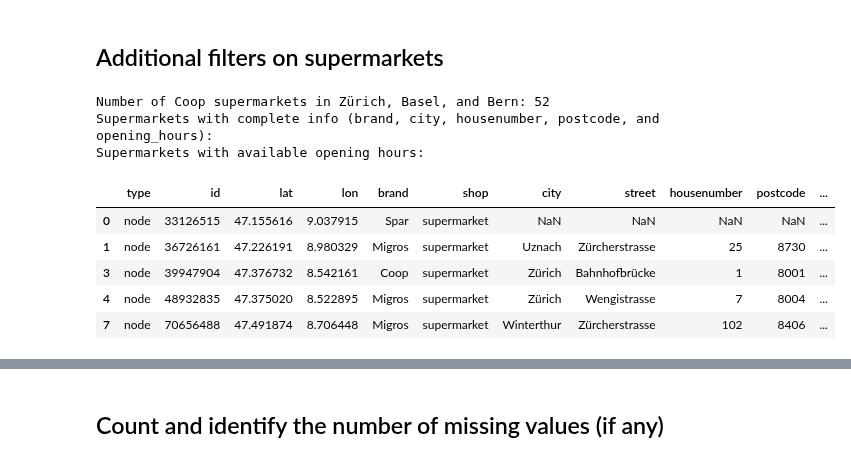
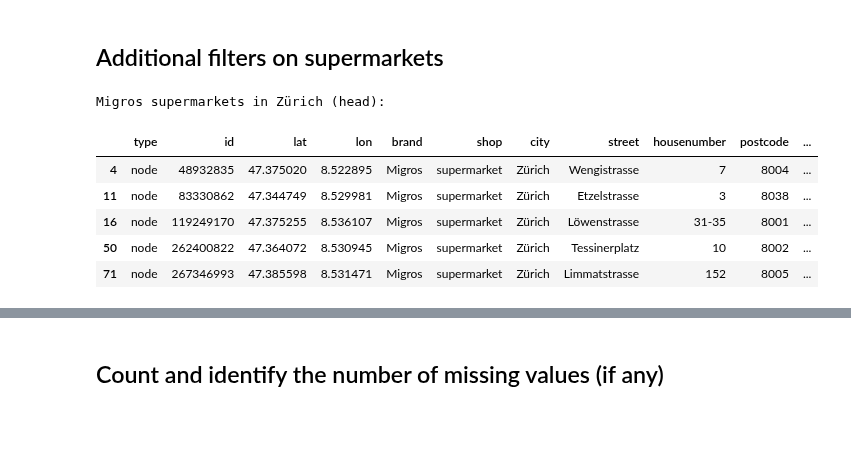
Before and after one commit to mario-gellrich-zhaw/data_analytics, a Jupyter notebook: Week_02/supermarkets_data.ipynb, the cells around one changed output, grey strips where cells are left out. Cells and saved outputs as stored; diff of their text form; code cells hidden in the pictures; blank space fills up the shorter version.

Commit message:
Refine additional filters

```diff
--- a/Week_02/supermarkets_data.ipynb
+++ b/Week_02/supermarkets_data.ipynb
@@ -104,48 +104,30 @@ df.head(5)
 # %%
 # Adding 'opening_hours' to df2 for filtering
 df2 = pd.DataFrame.from_records(df1.tags)
 df2 = df2[['brand', 'shop', 'addr:city', 'addr:street', 'addr:housenumber', 'addr:postcode', 'opening_hours']]
 
 # Rename selected columns, including 'opening_hours'
 df2 = df2.rename(columns={'addr:city': 'city',
                           'addr:street': 'street',
                           'addr:housenumber': 'housenumber',
                           'addr:postcode': 'postcode',
                           'opening_hours': 'opening_hours'})
 
 # Merge df and df2 with opening hours
 df = pd.merge(df1[['type', 'id', 'lat', 'lon']],
               df2[['brand', 'shop', 'city', 'street', 'housenumber', 'postcode', 'opening_hours']],
               left_index=True,
               right_index=True)
 
 # Filter for Migros supermarkets in Zürich
 df_migros_zurich = df.loc[(df['brand'] == 'Migros') & (df['city'] == 'Zürich')]
-
-# Filter for Coop supermarkets in Zürich, Basel, and Bern, and count them
-df_coop_cities = df.loc[(df['brand'] == 'Coop') & (df['city'].isin(['Zürich', 'Basel', 'Bern']))]
-coop_count = df_coop_cities.shape[0]
-
-# Filter supermarkets with available brand, city, housenumber, postcode, and opening_hours
-df_complete_info = df.dropna(subset=['brand', 'city', 'housenumber', 'postcode', 'opening_hours'])
-
-# Filter supermarkets with available opening_hours
-df_with_opening_hours = df.loc[~pd.isna(df['opening_hours'])]
-
-# Display the counts and filtered dataframes
-print("Number of Coop supermarkets in Zürich, Basel, and Bern:", coop_count)
-print("Supermarkets with complete info (brand, city, housenumber, postcode, and opening_hours):")
-df_complete_info.head()
-
-print("Supermarkets with available opening hours:")
-df_with_opening_hours.head()
+print("Migros supermarkets in Zürich (head):")
+df_migros_zurich.head()
 # %% [output]
-Number of Coop supermarkets in Zürich, Basel, and Bern: 52
-Supermarkets with complete info (brand, city, housenumber, postcode, and opening_hours):
-Supermarkets with available opening hours:
+Migros supermarkets in Zürich (head):
 |  | type | id | lat | lon | brand | shop | city | street | housenumber | postcode | ... |
-| 0 | node | 33126515 | 47.155616 | 9.037915 | Spar | supermarket | NaN | NaN | NaN | NaN | ... |
-| 1 | node | 36726161 | 47.226191 | 8.980329 | Migros | supermarket | Uznach | Zürcherstrasse | 25 | 8730 | ... |
-| 3 | node | 39947904 | 47.376732 | 8.542161 | Coop | supermarket | Zürich | Bahnhofbrücke | 1 | 8001 | ... |
 | 4 | node | 48932835 | 47.375020 | 8.522895 | Migros | supermarket | Zürich | Wengistrasse | 7 | 8004 | ... |
-| 7 | node | 70656488 | 47.491874 | 8.706448 | Migros | supermarket | Winterthur | Zürcherstrasse | 102 | 8406 | ... |
+| 11 | node | 83330862 | 47.344749 | 8.529981 | Migros | supermarket | Zürich | Etzelstrasse | 3 | 8038 | ... |
+| 16 | node | 119249170 | 47.375255 | 8.536107 | Migros | supermarket | Zürich | Löwenstrasse | 31-35 | 8001 | ... |
+| 50 | node | 262400822 | 47.364072 | 8.530945 | Migros | supermarket | Zürich | Tessinerplatz | 10 | 8002 | ... |
+| 71 | node | 267346993 | 47.385598 | 8.531471 | Migros | supermarket | Zürich | Limmatstrasse | 152 | 8005 | ... |
```
Also changed, not shown: parts of 4 cells of this notebook.
